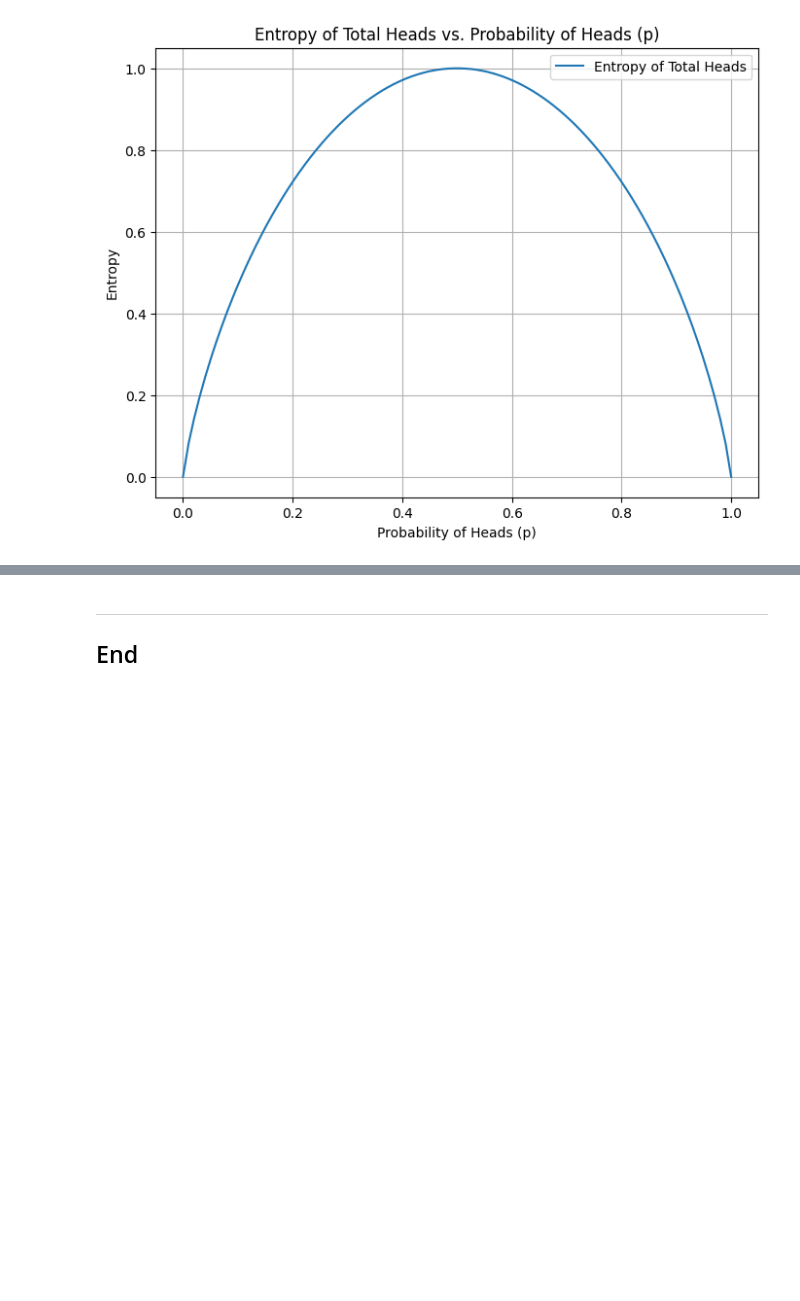
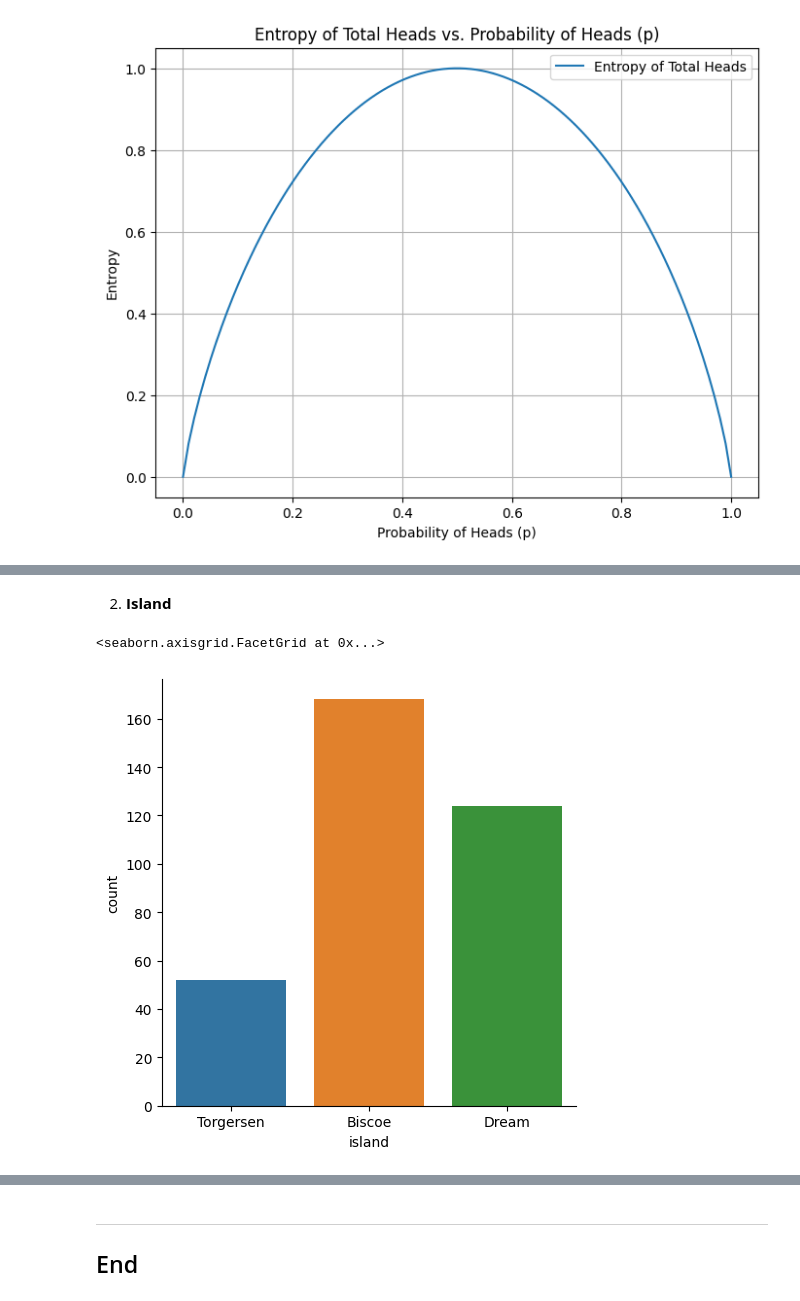
Before and after one commit to StefaniaVerduga/fundamentals-of-data-analysis, a Jupyter notebook: tasks.ipynb, the cells around one changed output, grey strips where cells are left out. Drawn from its saved outputs; the diff is of its cells as text; code cells hidden in the pictures; blank space fills up the shorter version.

```diff
--- a/tasks.ipynb
+++ b/tasks.ipynb
@@ -386,0 +413,7 @@ plt.show()
+# %% [markdown]
+2. **Island**
+# %%
+sns.catplot(df, x="island", kind="count")
+# %% [output]
+<seaborn.axisgrid.FacetGrid at 0x...>
+[figure, added]
```
Also changed, not shown: parts of 19 cells of this notebook.
